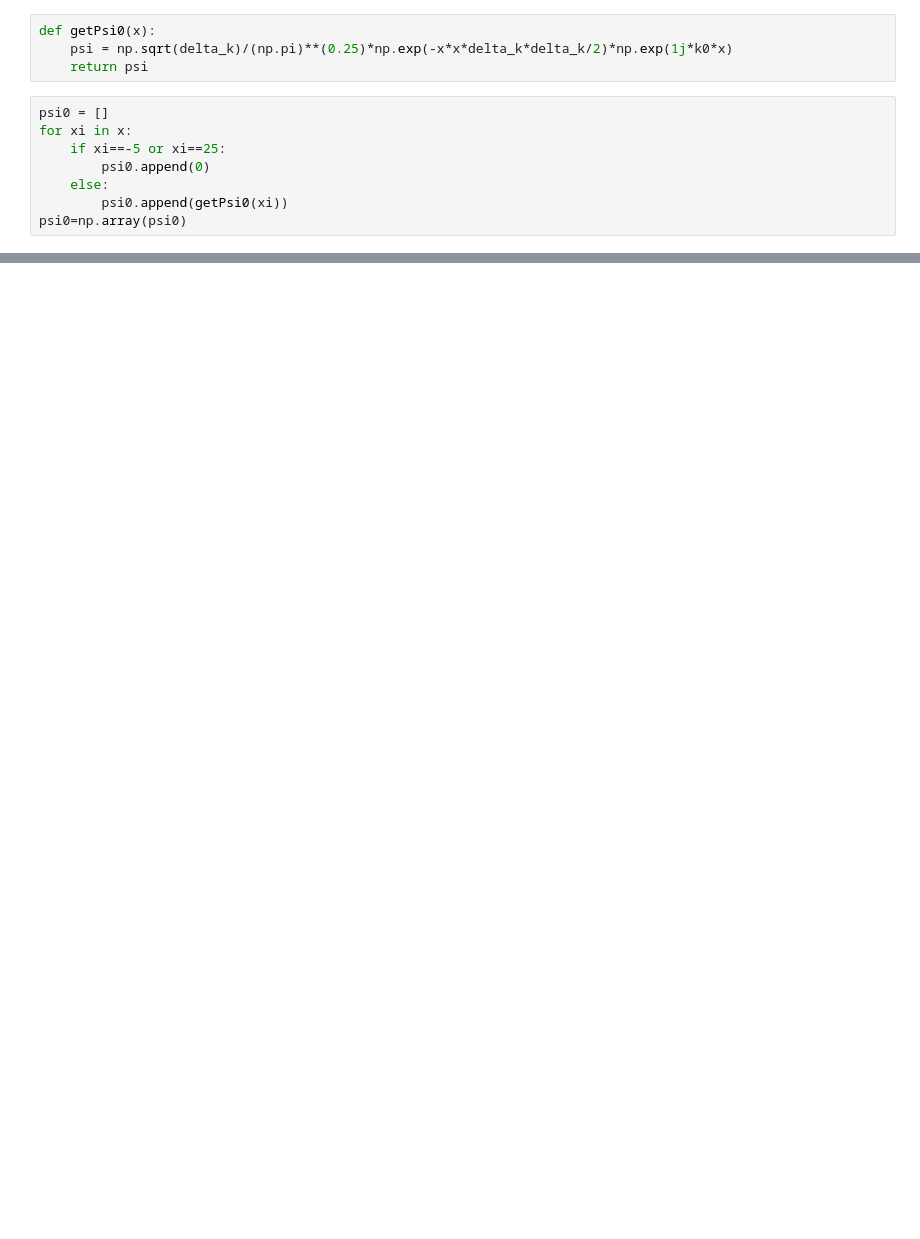
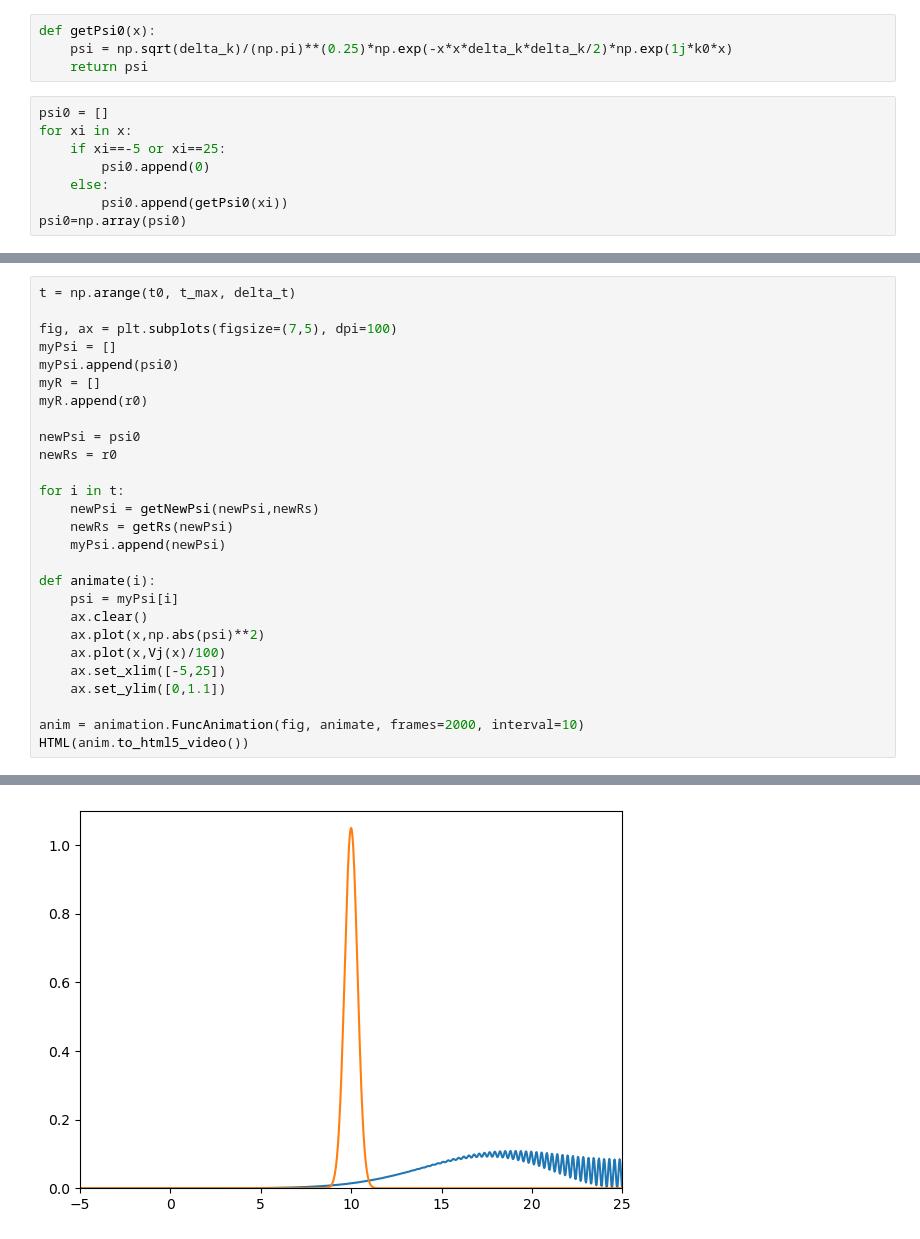
Before and after one commit to Caitlin506/KMS, a Jupyter notebook: lab2.ipynb, the cells around one changed output, grey strips where cells are left out. Saved outputs shown, nothing was run; the diff lists cells and outputs as text; blank space fills up the shorter version.

```diff
--- a/lab2.ipynb
+++ b/lab2.ipynb
@@ -99,0 +97,28 @@ plt.plot(t,sums)
+# %%
+t = np.arange(t0, t_max, delta_t)
+
+fig, ax = plt.subplots(figsize=(7,5), dpi=100)
+myPsi = []
+myPsi.append(psi0)
+myR = []
+myR.append(r0)
+
+newPsi = psi0
+newRs = r0
+
+for i in t:
+    newPsi = getNewPsi(newPsi,newRs)
+    newRs = getRs(newPsi)
+    myPsi.append(newPsi)
+
+def animate(i):
+    psi = myPsi[i]
+    ax.clear()
+    ax.plot(x,np.abs(psi)**2)
+    ax.plot(x,Vj(x)/100)
+    ax.set_xlim([-5,25])
+    ax.set_ylim([0,1.1])
+
+anim = animation.FuncAnimation(fig, animate, frames=2000, interval=10)
+HTML(anim.to_html5_video())
+# %% [output]
@@ -99,0 +126 @@ plt.plot(t,sums)
+[figure, added]
```
Also changed, not shown: parts of 9 cells of this notebook.
